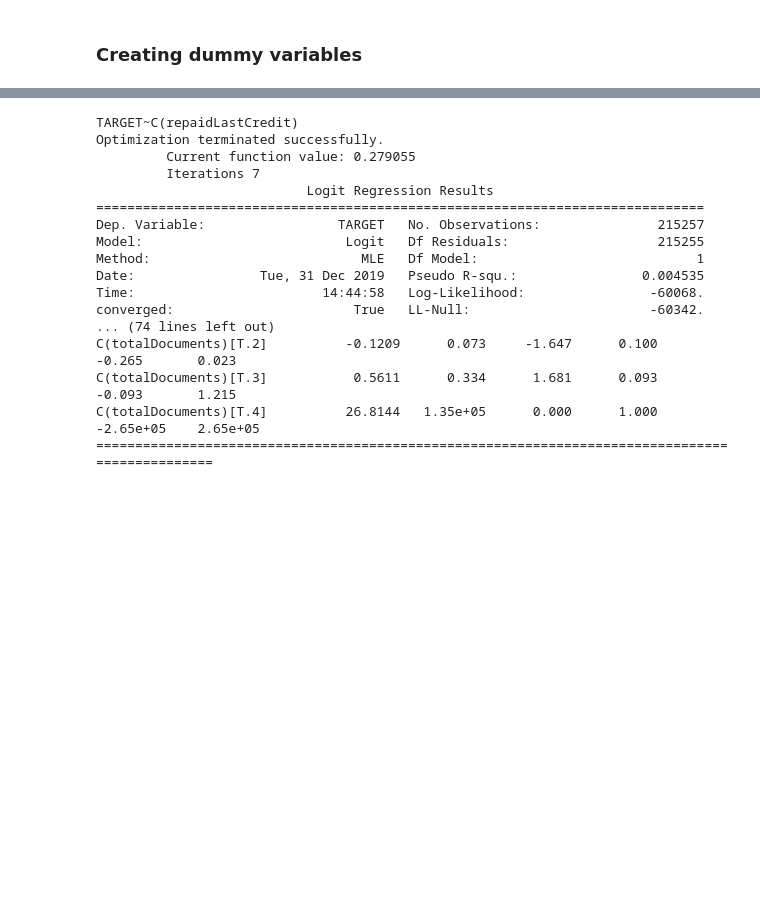
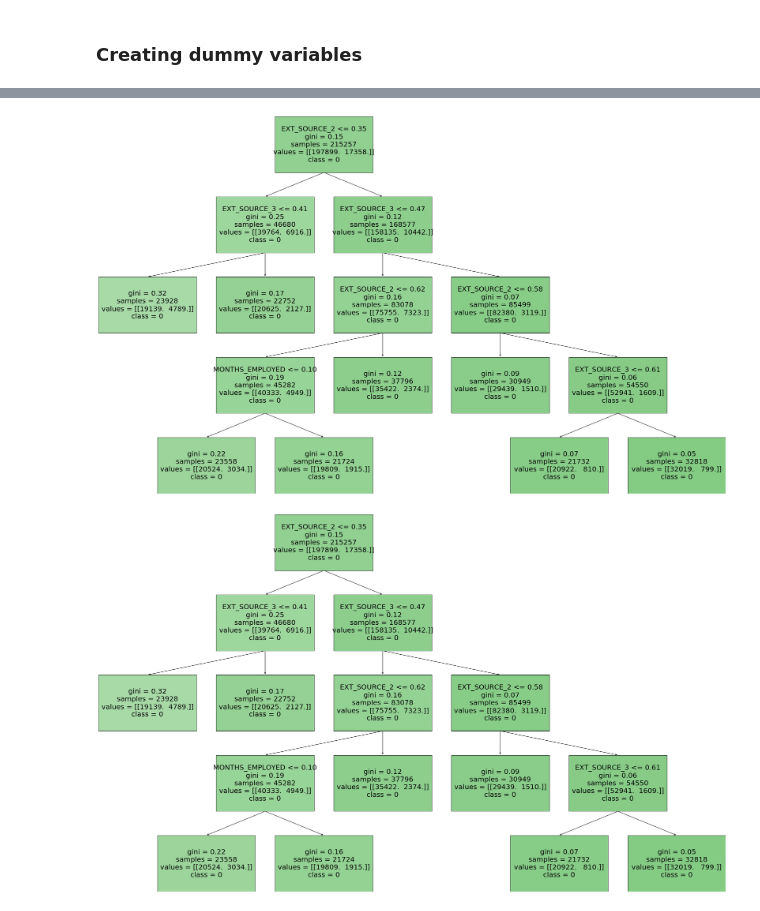
Before and after one commit to lesh3000/AI_Projects, a Jupyter notebook: Untitled4.ipynb, the cells around one changed output, grey strips where cells are left out. Drawn from its saved outputs; the diff is of its cells as text; code cells hidden in the pictures; blank space fills up the shorter version.

```diff
--- a/Untitled4.ipynb
+++ b/Untitled4.ipynb
@@ -422,20 +644,13 @@ trainDummy.head()
-# %%
-runLogit([ 'C(repaidLastCredit)','C(overdue)','C(lastContractStatus)','C(totalDocuments)'],train)
-# %% [output]
-TARGET~C(repaidLastCredit)
-Optimization terminated successfully.
-         Current function value: 0.279055
-         Iterations 7
-                           Logit Regression Results
-==============================================================================
-Dep. Variable:                 TARGET   No. Observations:               215257
-Model:                          Logit   Df Residuals:                   215255
-Method:                           MLE   Df Model:                            1
-Date:                Tue, 31 Dec 2019   Pseudo R-squ.:                0.004535
-Time:                        14:44:58   Log-Likelihood:                -60068.
-converged:                       True   LL-Null:                       -60342.
-... (74 lines left out)
-C(totalDocuments)[T.2]          -0.1209      0.073     -1.647      0.100      -0.265       0.023
-C(totalDocuments)[T.3]           0.5611      0.334      1.681      0.093      -0.093       1.215
-C(totalDocuments)[T.4]          26.8144   1.35e+05      0.000      1.000   -2.65e+05    2.65e+05
-================================================================================================
+# %%
+from sklearn.tree import DecisionTreeClassifier
+from dtreeplt import dtreeplt
+X = pd.DataFrame(train, columns=train.columns)
+y = pd.Series(train.TARGET, name='target')
+X=X.drop('TARGET',axis=1)
+clf = DecisionTreeClassifier(criterion = "gini", min_samples_leaf=.1)
+clf.fit(X, y)
+dtree = dtreeplt(model=clf, feature_names=X.columns, target_names=['0','1'], X=X, y=y)
+dtree.view()
+# %% [output]
+[figure, added]
+[figure, added]
```
Also changed, not shown: parts of 20 cells of this notebook.
